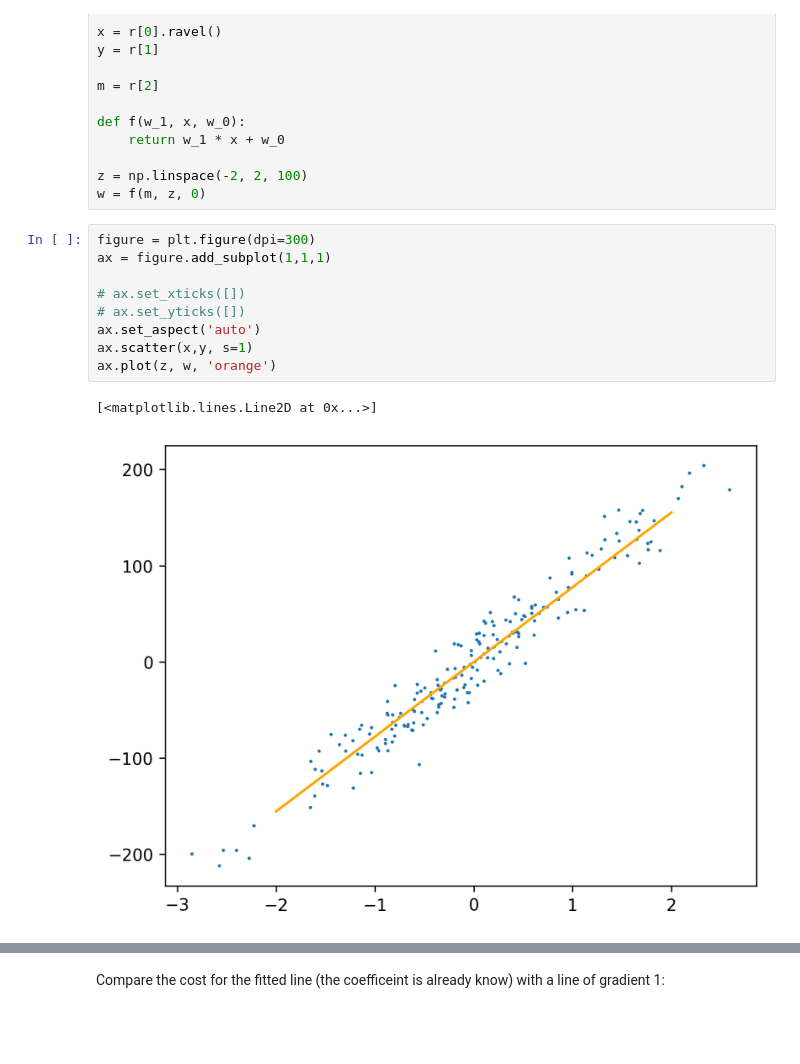
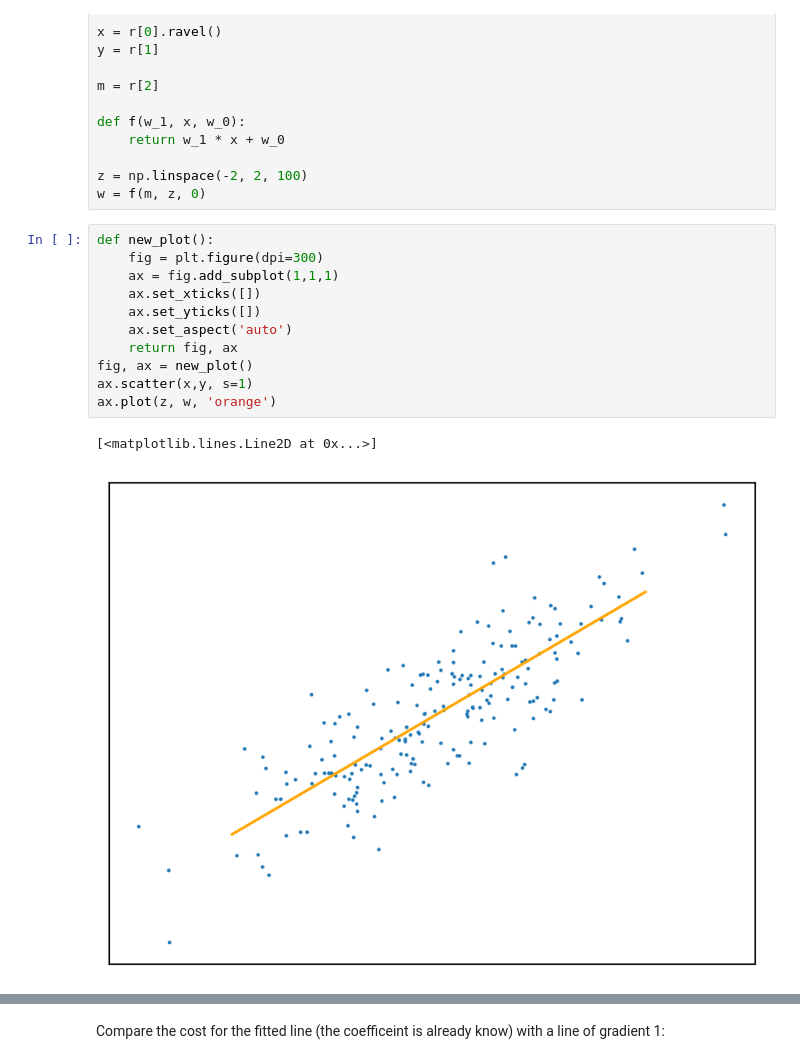
Before and after one commit to alexanderneville/MLAI_notebooks, a Jupyter notebook: supervised.ipynb, the cells around one changed output, grey strips where cells are left out. Saved outputs shown, nothing was run; the diff lists cells and outputs as text; blank space fills up the shorter version.

```diff
--- a/supervised.ipynb
+++ b/supervised.ipynb
@@ -72,17 +72,19 @@ def f(w_1, x, w_0):
 z = np.linspace(-2, 2, 100)
 w = f(m, z, 0)
 # %%
-figure = plt.figure(dpi=300)
-ax = figure.add_subplot(1,1,1)
-
-# ax.set_xticks([])
-# ax.set_yticks([])
-ax.set_aspect('auto')
+def new_plot():
+    fig = plt.figure(dpi=300)
+    ax = fig.add_subplot(1,1,1)
+    ax.set_xticks([])
+    ax.set_yticks([])
+    ax.set_aspect('auto')
+    return fig, ax
+fig, ax = new_plot()
 ax.scatter(x,y, s=1)
 ax.plot(z, w, 'orange')
 # %% [output]
 [<matplotlib.lines.Line2D at 0x...>]
-[figure, old version]
+[figure, new version]
 # %% [markdown]
 ## Linear Regression
 
```
Also changed, not shown: parts of 13 cells of this notebook, 1 other file.
